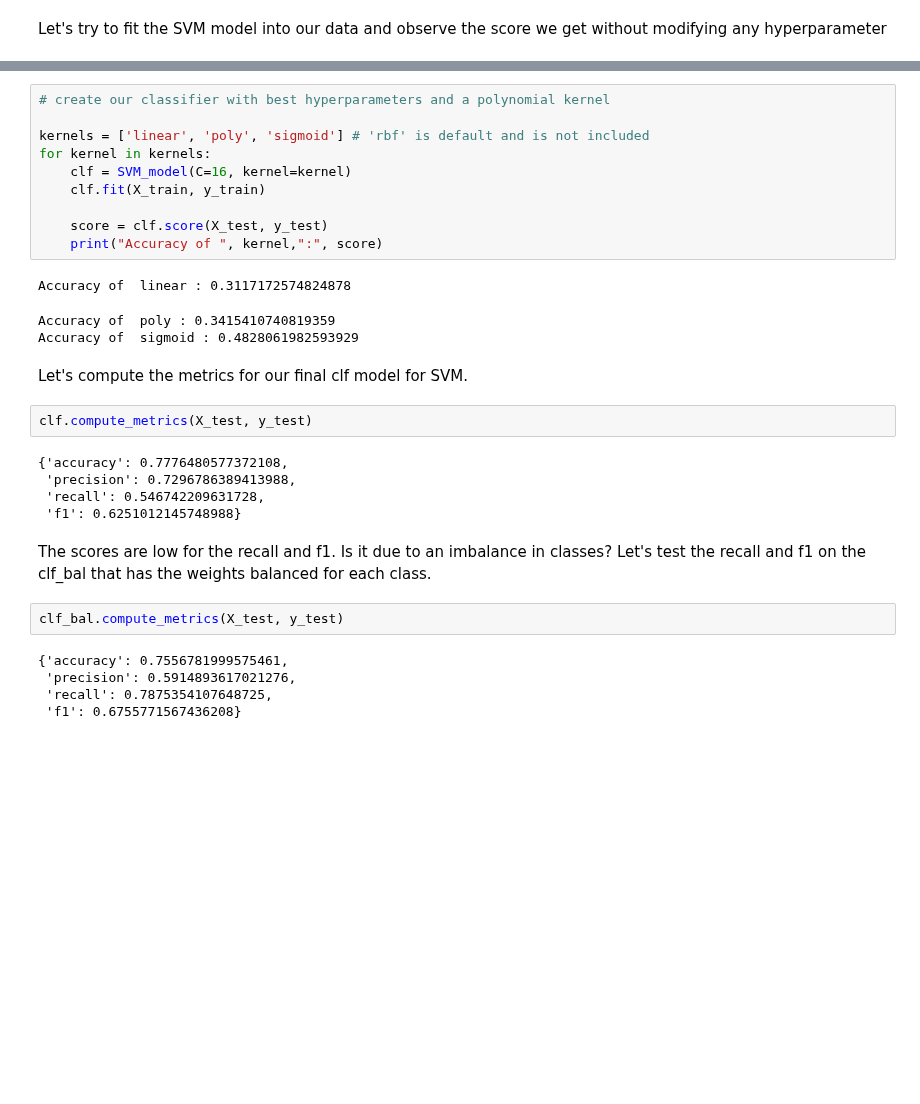
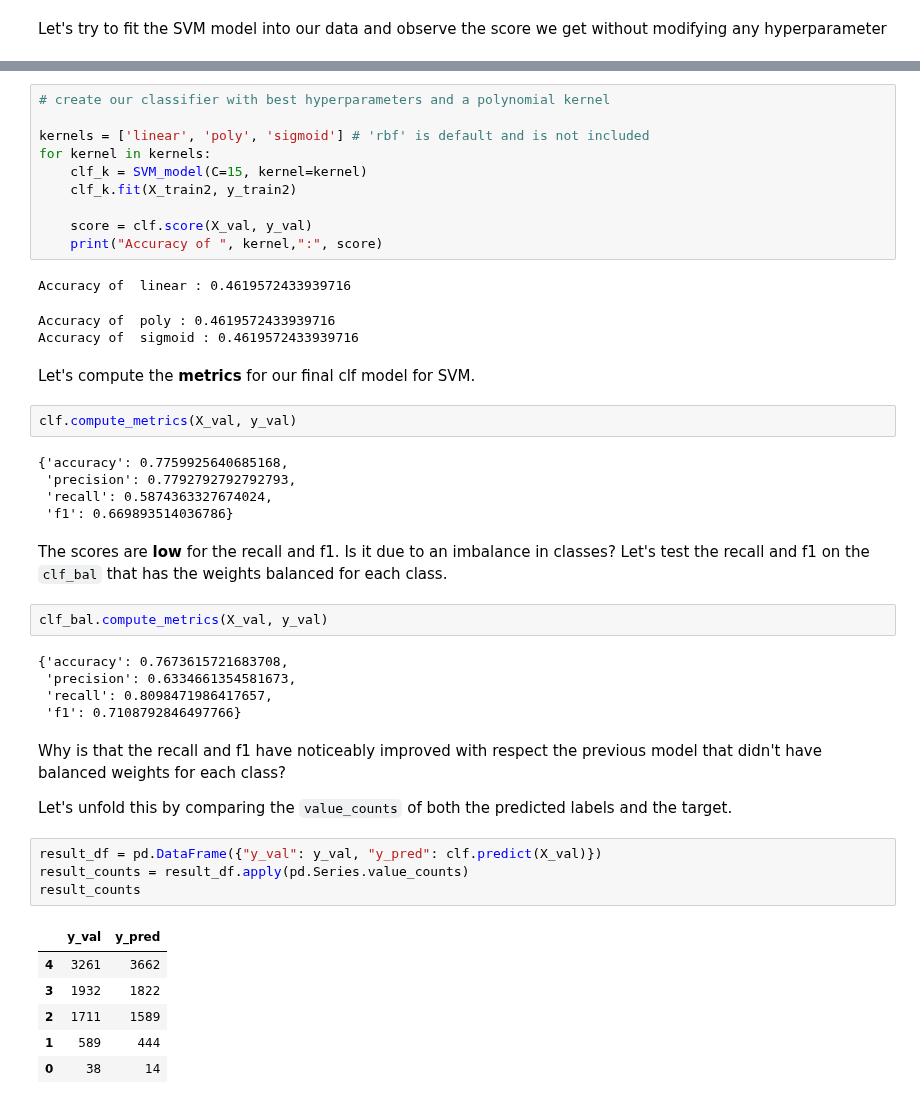
Before and after one commit to Pikurrot/ml-project-uab, a Jupyter notebook: analysis_svm.ipynb, the cells around one changed output, grey strips where cells are left out. Cells and saved outputs as stored; diff of their text form; blank space fills up the shorter version.

```diff
--- a/analysis_svm.ipynb
+++ b/analysis_svm.ipynb
@@ -98,31 +102,46 @@ Now we'll see that applying a different kernel other than the radial basis funct
 
 kernels = ['linear', 'poly', 'sigmoid'] # 'rbf' is default and is not included
 for kernel in kernels:
-    clf = SVM_model(C=16, kernel=kernel)
-    clf.fit(X_train, y_train)
+    clf_k = SVM_model(C=15, kernel=kernel)
+    clf_k.fit(X_train2, y_train2)
 
-    score = clf.score(X_test, y_test)
+    score = clf.score(X_val, y_val)
     print("Accuracy of ", kernel,":", score)
 # %% [output]
-Accuracy of  linear : 0.3117172574824878
+Accuracy of  linear : 0.4619572433939716
-Accuracy of  poly : 0.3415410740819359
-Accuracy of  sigmoid : 0.4828061982593929
+Accuracy of  poly : 0.4619572433939716
+Accuracy of  sigmoid : 0.4619572433939716
 # %% [markdown]
-Let's compute the metrics for our final clf model for SVM.
+Let's compute the **metrics** for our final clf model for SVM.
 # %%
-clf.compute_metrics(X_test, y_test)
+clf.compute_metrics(X_val, y_val)
 # %% [output]
-{'accuracy': 0.7776480577372108,
- 'precision': 0.7296786389413988,
- 'recall': 0.546742209631728,
- 'f1': 0.6251012145748988}
+{'accuracy': 0.7759925640685168,
+ 'precision': 0.7792792792792793,
+ 'recall': 0.5874363327674024,
+ 'f1': 0.669893514036786}
 # %% [markdown]
-The scores are low for the recall and f1. Is it due to an imbalance in classes? Let's test the recall and f1 on the clf_bal that has the weights balanced for each class.
+The scores are **low** for the recall and f1. Is it due to an imbalance in classes? Let's test the recall and f1 on the `clf_bal` that has the weights balanced for each class.
 # %%
-clf_bal.compute_metrics(X_test, y_test)
+clf_bal.compute_metrics(X_val, y_val)
 # %% [output]
-{'accuracy': 0.7556781999575461,
- 'precision': 0.5914893617021276,
- 'recall': 0.7875354107648725,
- 'f1': 0.6755771567436208}
+{'accuracy': 0.7673615721683708,
+ 'precision': 0.6334661354581673,
+ 'recall': 0.8098471986417657,
+ 'f1': 0.7108792846497766}
+# %% [markdown]
+Why is that the recall and f1 have noticeably improved with respect the previous model that didn't have balanced weights for each class?
+
+Let's unfold this by comparing the `value_counts` of both the predicted labels and the target.
+# %%
+result_df = pd.DataFrame({"y_val": y_val, "y_pred": clf.predict(X_val)})
+result_counts = result_df.apply(pd.Series.value_counts)
+result_counts
+# %% [output]
+|  | y_val | y_pred |
+| 4 | 3261 | 3662 |
+| 3 | 1932 | 1822 |
+| 2 | 1711 | 1589 |
+| 1 | 589 | 444 |
+| 0 | 38 | 14 |
 # %% [markdown]
```
Also changed, not shown: parts of 12 cells of this notebook.
